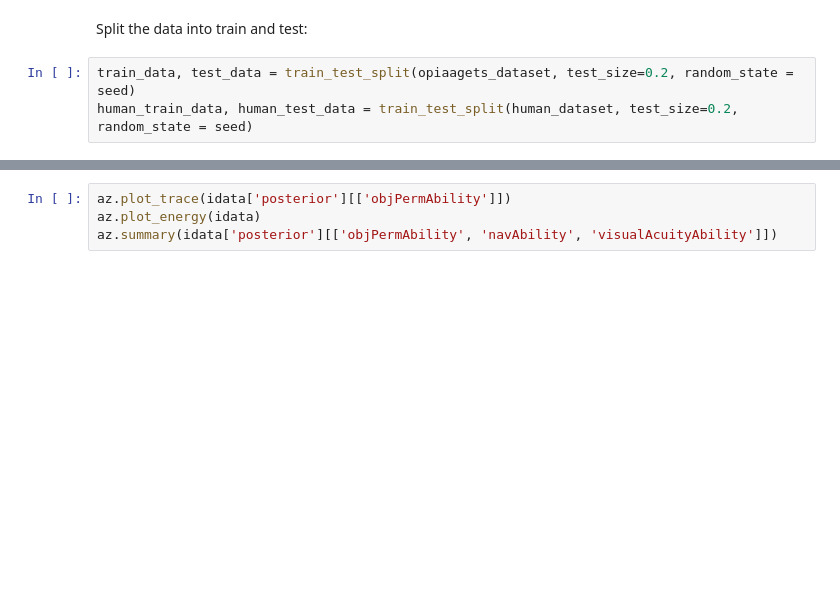
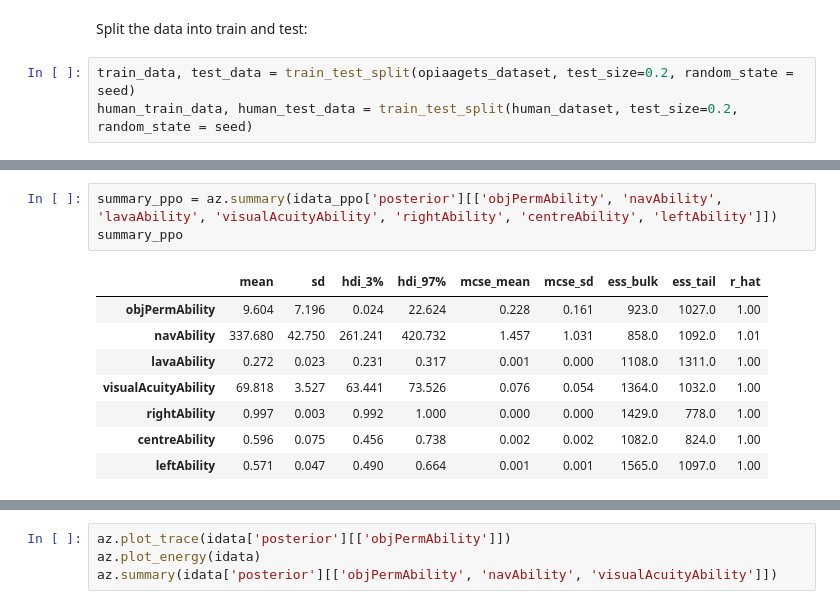
Before and after one commit to Kinds-of-Intelligence-CFI/measurement-layout-tutorial, a Jupyter notebook: tutorial-notebooks/4_BuildingComplexMeasurementLayouts.ipynb, the cells around one changed output, grey strips where cells are left out. Cells and saved outputs as stored; diff of their text form; blank space fills up the shorter version.

```diff
--- a/tutorial-notebooks/4_BuildingComplexMeasurementLayouts.ipynb
+++ b/tutorial-notebooks/4_BuildingComplexMeasurementLayouts.ipynb
@@ -1102,0 +1342,12 @@ axes.set_xlim(left=abilityMin['objPermAbility'], right=abilityMax['objPermAbilit
+# %%
+summary_ppo = az.summary(idata_ppo['posterior'][['objPermAbility', 'navAbility', 'lavaAbility', 'visualAcuityAbility', 'rightAbility', 'centreAbility', 'leftAbility']])
+summary_ppo
+# %% [output]
+|  | mean | sd | hdi_3% | hdi_97% | mcse_mean | mcse_sd | ess_bulk | ess_tail | r_hat |
+| objPermAbility | 9.604 | 7.196 | 0.024 | 22.624 | 0.228 | 0.161 | 923.0 | 1027.0 | 1.00 |
+| navAbility | 337.680 | 42.750 | 261.241 | 420.732 | 1.457 | 1.031 | 858.0 | 1092.0 | 1.01 |
+| lavaAbility | 0.272 | 0.023 | 0.231 | 0.317 | 0.001 | 0.000 | 1108.0 | 1311.0 | 1.00 |
+| visualAcuityAbility | 69.818 | 3.527 | 63.441 | 73.526 | 0.076 | 0.054 | 1364.0 | 1032.0 | 1.00 |
+| rightAbility | 0.997 | 0.003 | 0.992 | 1.000 | 0.000 | 0.000 | 1429.0 | 778.0 | 1.00 |
+| centreAbility | 0.596 | 0.075 | 0.456 | 0.738 | 0.002 | 0.002 | 1082.0 | 824.0 | 1.00 |
+| leftAbility | 0.571 | 0.047 | 0.490 | 0.664 | 0.001 | 0.001 | 1565.0 | 1097.0 | 1.00 |
```
Also changed, not shown: parts of 73 cells of this notebook.
